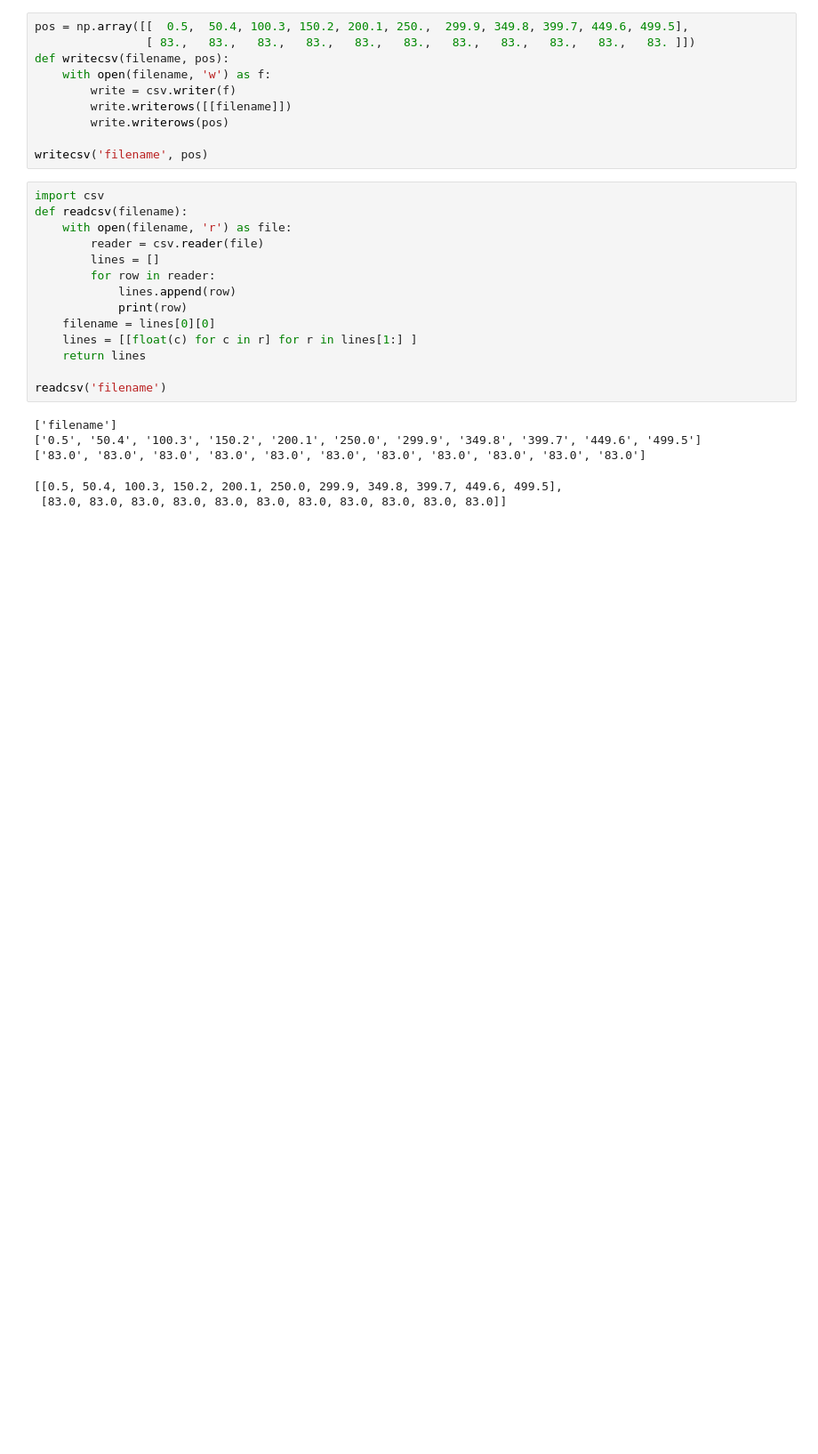
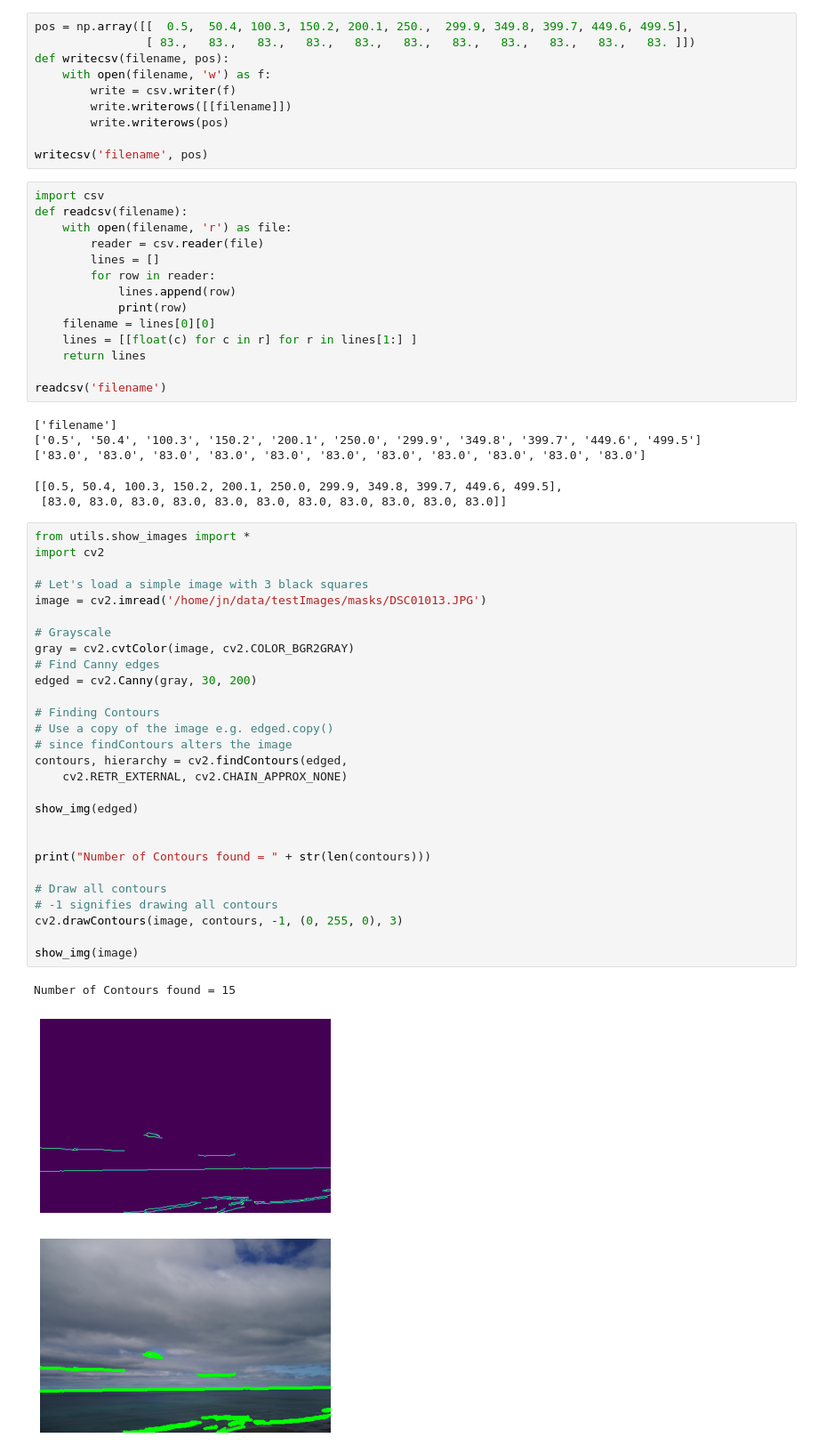
Before and after one commit to johnnewto/MauiTracker, a Jupyter notebook: scratch/csv.ipynb, the cells around one changed output. Shown at 89% size. Drawn from its saved outputs; the diff is of its cells as text; blank space fills up the shorter version.

```diff
--- a/scratch/csv.ipynb
+++ b/scratch/csv.ipynb
@@ -51,3 +51,35 @@ readcsv('filename')
 ['83.0', '83.0', '83.0', '83.0', '83.0', '83.0', '83.0', '83.0', '83.0', '83.0', '83.0']
 [[0.5, 50.4, 100.3, 150.2, 200.1, 250.0, 299.9, 349.8, 399.7, 449.6, 499.5],
  [83.0, 83.0, 83.0, 83.0, 83.0, 83.0, 83.0, 83.0, 83.0, 83.0, 83.0]]
+# %%
+from utils.show_images import *
+import cv2
+
+# Let's load a simple image with 3 black squares
+image = cv2.imread('/home/jn/data/testImages/masks/DSC01013.JPG')
+
+# Grayscale
+gray = cv2.cvtColor(image, cv2.COLOR_BGR2GRAY)
+# Find Canny edges
+edged = cv2.Canny(gray, 30, 200)
+
+# Finding Contours
+# Use a copy of the image e.g. edged.copy()
+# since findContours alters the image
+contours, hierarchy = cv2.findContours(edged,
+    cv2.RETR_EXTERNAL, cv2.CHAIN_APPROX_NONE)
+
+show_img(edged)
+
+
+print("Number of Contours found = " + str(len(contours)))
+
+# Draw all contours
+# -1 signifies drawing all contours
+cv2.drawContours(image, contours, -1, (0, 255, 0), 3)
+
+show_img(image)
+# %% [output]
+Number of Contours found = 15
+[figure, added]
+[figure, added]
```
Also changed, not shown: parts of 5 cells of this notebook, 4 other files.
